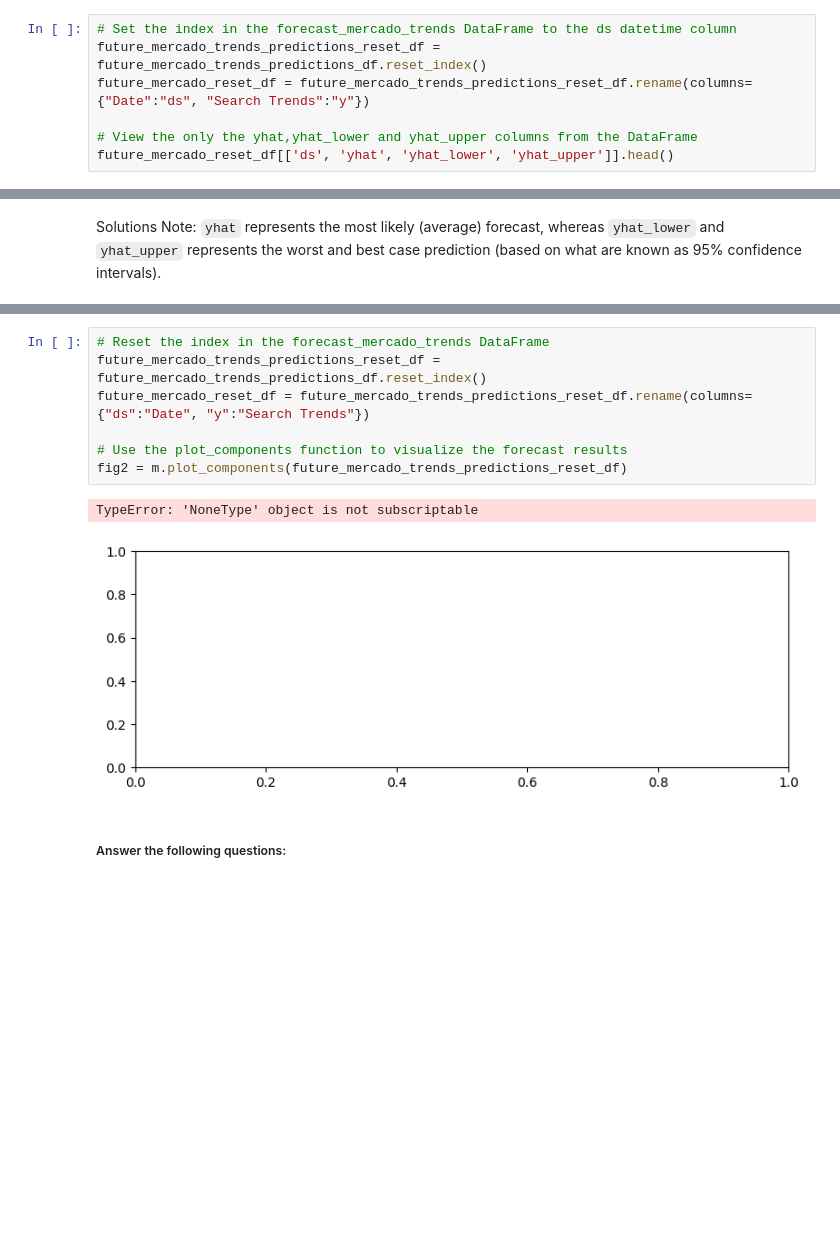
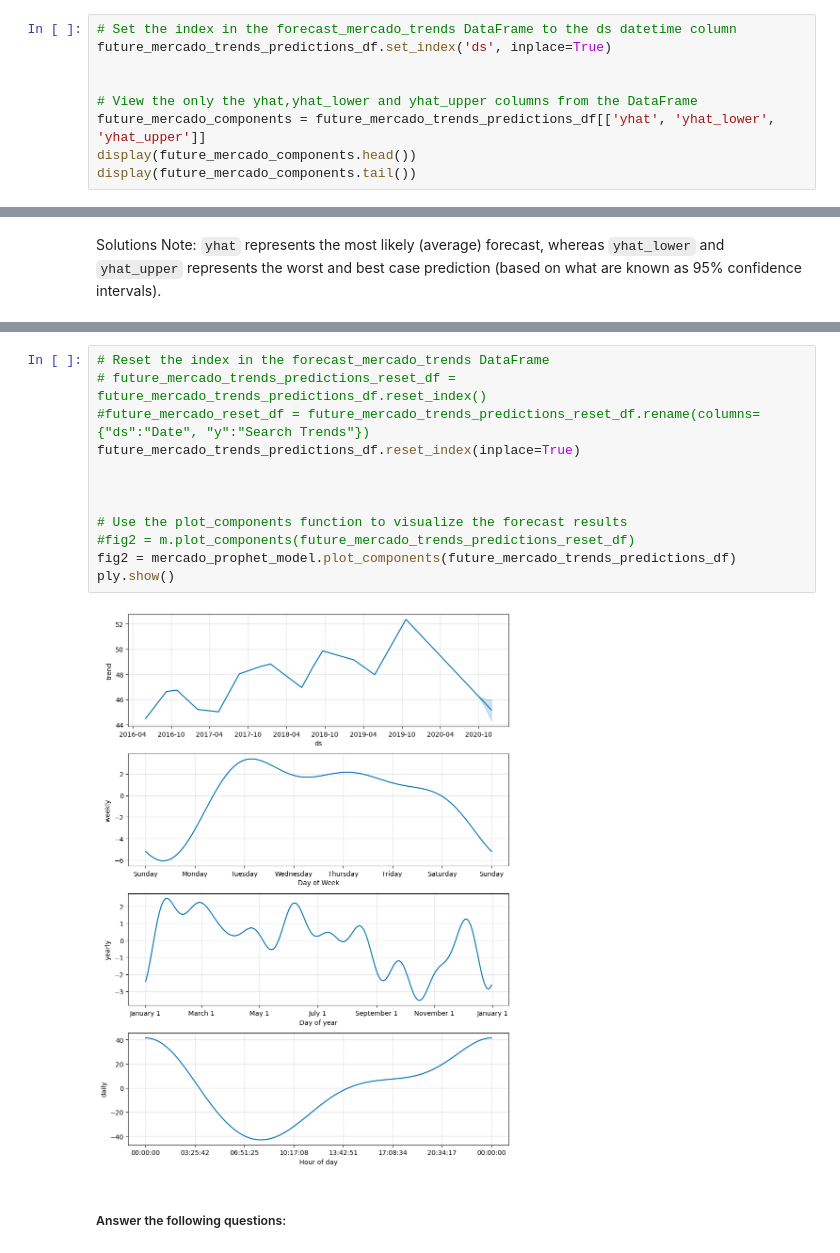
Before and after one commit to jengalvan76/prophet-challenge, a Jupyter notebook: Starter_Code/forecasting_net_prophet.ipynb, the cells around one changed output, grey strips where cells are left out. Cells and saved outputs as stored; diff of their text form; blank space fills up the shorter version.

Commit message:
prophet-challenge

```diff
--- a/Starter_Code/forecasting_net_prophet.ipynb
+++ b/Starter_Code/forecasting_net_prophet.ipynb
@@ -463,9 +479,11 @@ mercado_prophet_model.plot(future_mercado_trends_predictions_df)
 * What's the lowest point for search traffic in the calendar year?
 # %%
 # Set the index in the forecast_mercado_trends DataFrame to the ds datetime column
-future_mercado_trends_predictions_reset_df = future_mercado_trends_predictions_df.reset_index()
-future_mercado_reset_df = future_mercado_trends_predictions_reset_df.rename(columns={"Date":"ds", "Search Trends":"y"})
+future_mercado_trends_predictions_df.set_index('ds', inplace=True)
+
 
 # View the only the yhat,yhat_lower and yhat_upper columns from the DataFrame
-future_mercado_reset_df[['ds', 'yhat', 'yhat_lower', 'yhat_upper']].head()
+future_mercado_components = future_mercado_trends_predictions_df[['yhat', 'yhat_lower', 'yhat_upper']]
+display(future_mercado_components.head())
+display(future_mercado_components.tail())
 # %% [output]
@@ -487,13 +517,17 @@ future_mercado_reset_df[['yhat', 'yhat_lower', 'yhat_upper']].plot()
 # %%
 # Reset the index in the forecast_mercado_trends DataFrame
-future_mercado_trends_predictions_reset_df = future_mercado_trends_predictions_df.reset_index()
-future_mercado_reset_df = future_mercado_trends_predictions_reset_df.rename(columns={"ds":"Date", "y":"Search Trends"})
+# future_mercado_trends_predictions_reset_df = future_mercado_trends_predictions_df.reset_index()
+#future_mercado_reset_df = future_mercado_trends_predictions_reset_df.rename(columns={"ds":"Date", "y":"Search Trends"})
+future_mercado_trends_predictions_df.reset_index(inplace=True)
+
+
 
 # Use the plot_components function to visualize the forecast results
-fig2 = m.plot_components(future_mercado_trends_predictions_reset_df)
+#fig2 = m.plot_components(future_mercado_trends_predictions_reset_df)
+fig2 = mercado_prophet_model.plot_components(future_mercado_trends_predictions_df)
+ply.show()
 # %% [output]
-TypeError: 'NoneType' object is not subscriptable
-[figure, old version]
+[figure, new version]
 # %% [markdown]
 ##### Answer the following questions:
 # %% [markdown]
```
Also changed, not shown: parts of 13 cells of this notebook.
